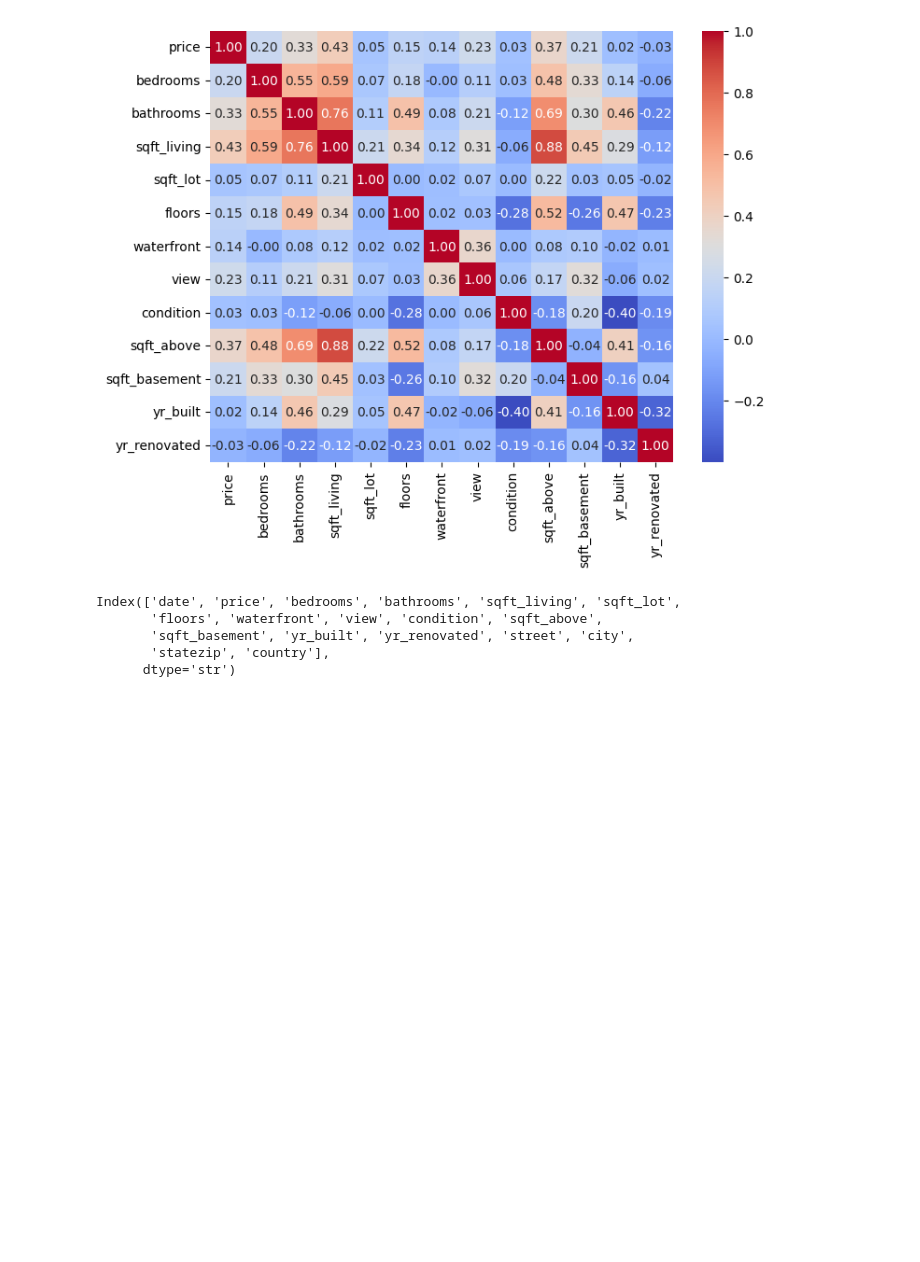
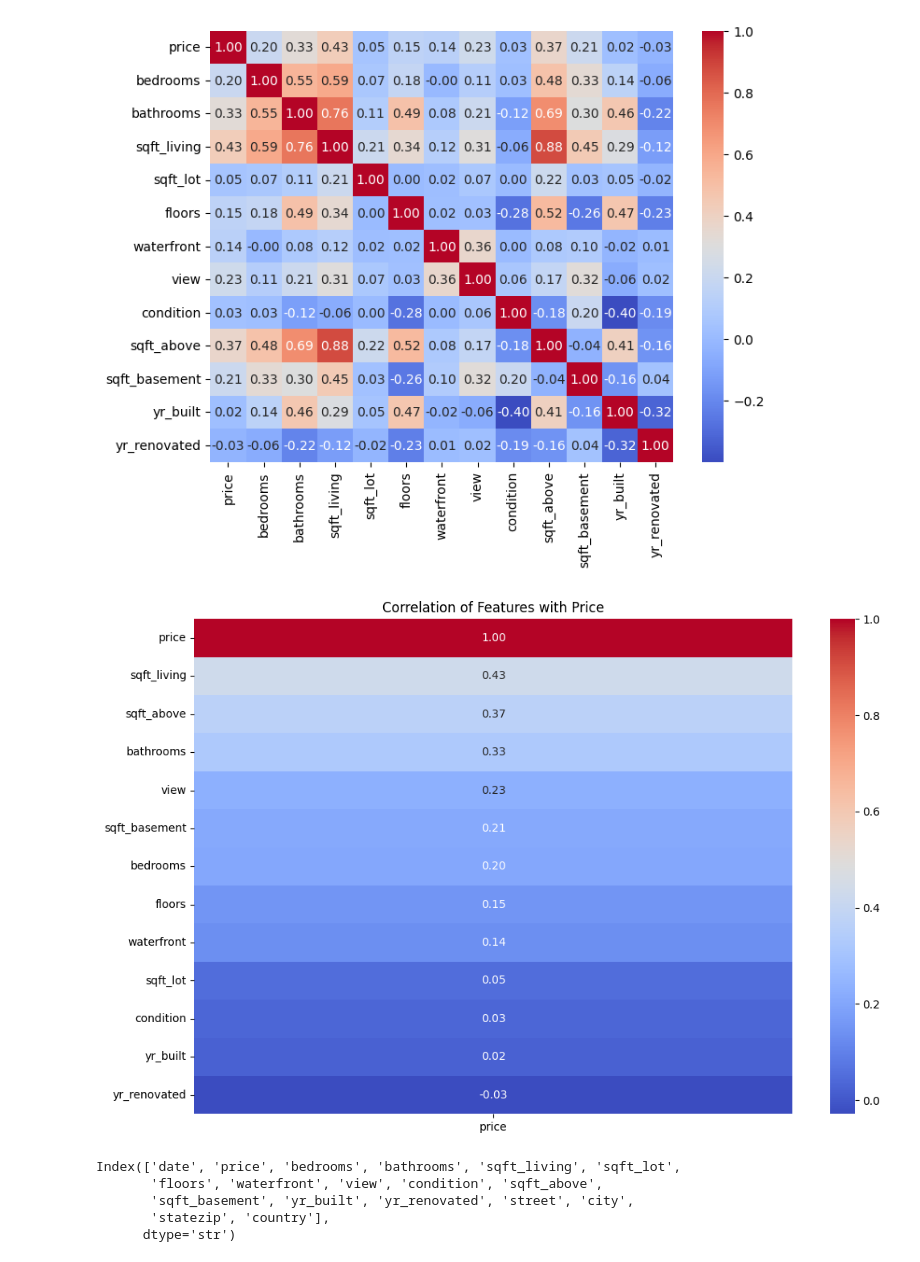
Before and after one commit to MrBQuantized/ai-ml-techyjaunt, a Jupyter notebook: 04_module-supervised-regression/assignment/Onoh_Blessing_Module3_Assignment.ipynb, the cells around one changed output. Cells and saved outputs as stored; diff of their text form; code cells hidden in the pictures; blank space fills up the shorter version.

```diff
--- a/04_module-supervised-regression/assignment/Onoh_Blessing_Module3_Assignment.ipynb
+++ b/04_module-supervised-regression/assignment/Onoh_Blessing_Module3_Assignment.ipynb
@@ -115,6 +132,20 @@ sns.heatmap(corr_matrix, annot=True, cmap='coolwarm', fmt='.2f')
 # %% [output]
 <Axes: >
 [figure]
+# %%
+corr_target = df.corr(numeric_only=True)[["price"]]
+
+plt.figure(figsize=(12,8))
+sns.heatmap(
+    corr_target.sort_values(by="price", ascending=False),
+    annot=True,
+    cmap="coolwarm",
+    fmt=".2f"
+)
+plt.title("Correlation of Features with Price")
+plt.show()
+# %% [output]
+[figure, added]
 # %%
 df.columns
 # %% [output]
```
Also changed, not shown: parts of 4 cells of this notebook, 15 other files.
